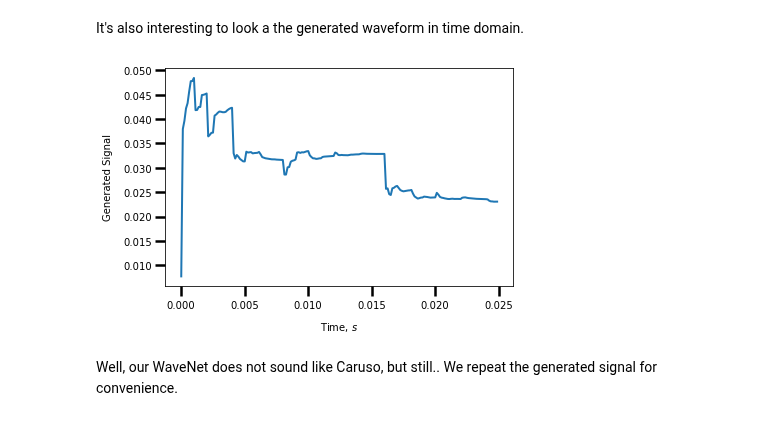
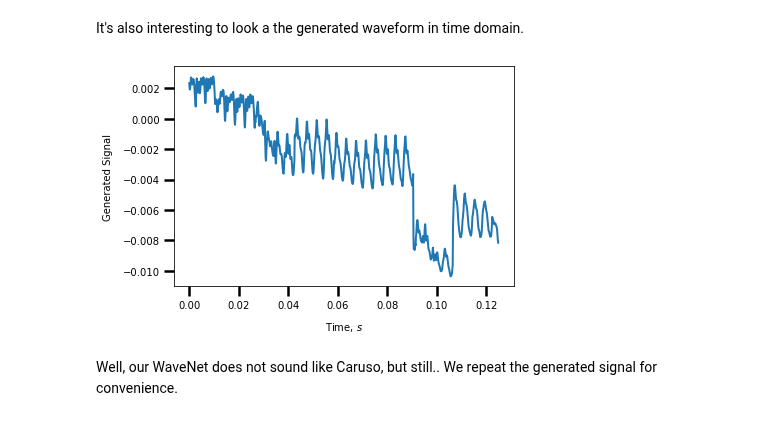
Before and after one commit to FelixSto/NSP_Assignments, a Jupyter notebook: notebooks/assignments/3-3-vowel-synthesis.ipynb, the cells around one changed output. Drawn from its saved outputs; the diff is of its cells as text; code cells hidden in the pictures.

```diff
--- a/notebooks/assignments/3-3-vowel-synthesis.ipynb
+++ b/notebooks/assignments/3-3-vowel-synthesis.ipynb
@@ -66,6 +28,6 @@ ipd.Audio(data[0].squeeze().numpy(), rate=sample_rate)
 # %%
-files = [#'../../data/audio/vowels/vowels-a-sophie.wav',]
-         '../../data/audio/vowels/vowels-e-sophie.wav',]
+files = ['../../data/audio/vowels/vowels-a-sophie.wav',]
+         #'../../data/audio/vowels/vowels-e-sophie.wav',]
          #'../../data/audio/vowels/vowels-i-sophie.wav',
          #'../../data/audio/vowels/vowels-o-sophie.wav',
          #'../../data/audio/vowels/vowels-u-sophie.wav']
@@ -224,7 +190,7 @@ Finally, we can generate a vowel signal with our trained wavenet!
 # %%
 #ctx = torch.tensor([[0.9, 0, 0, 0, 0]]).float()
 with torch.no_grad():
-    signal = wavenet.generate(1000, data[0, :, :wavenet.receptive_field].unsqueeze(0))
+    signal = wavenet.generate(3000, data[0, :, :wavenet.receptive_field].unsqueeze(0))
     # signal = wavenet.generate(3000, ctx, data[0, :, :wavenet.receptive_field].unsqueeze(0))
 # %% [output]
 been in generate
@@ -243,14 +198,14 @@ conv_buffer shape:  torch.Size([1, 32, 2049])
 It's also interesting to look a the generated waveform in time domain.
 # %%
 offset = 0
-span = 200
+span = 1000
 plt.figure()
 plt.plot((offset + torch.arange(span)) / sample_rate, signal.squeeze().detach()[offset:offset+span])
 plt.xlabel('Time, $s$')
 plt.ylabel('Generated Signal')
 plt.tight_layout()
 # %% [output]
-[figure, old version]
+[figure, new version]
 # %% [markdown]
 Well, our WaveNet does not sound like Caruso, but still..
 We repeat the generated signal for convenience.
```
Also changed, not shown: parts of 9 cells of this notebook, 1 other file.
